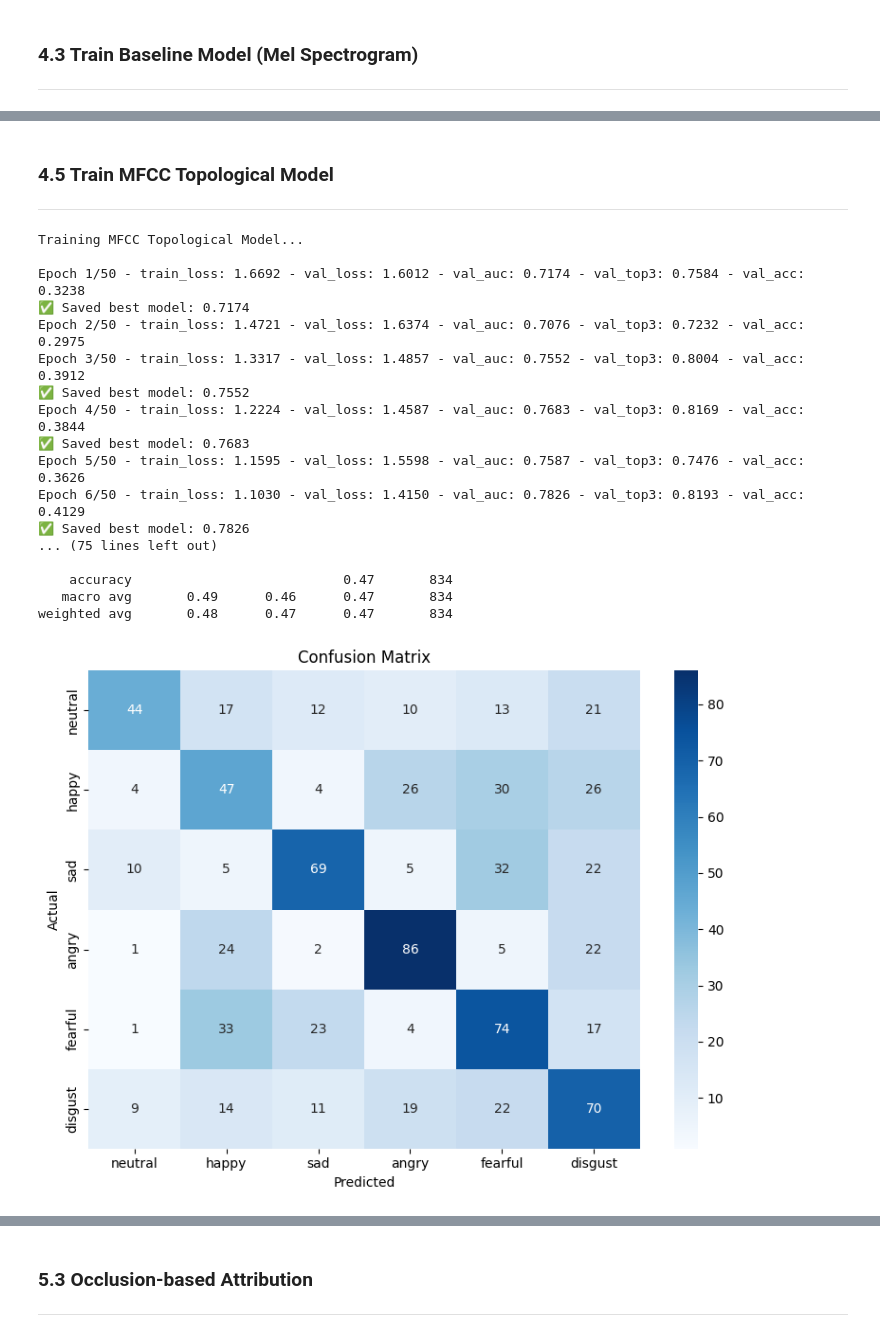
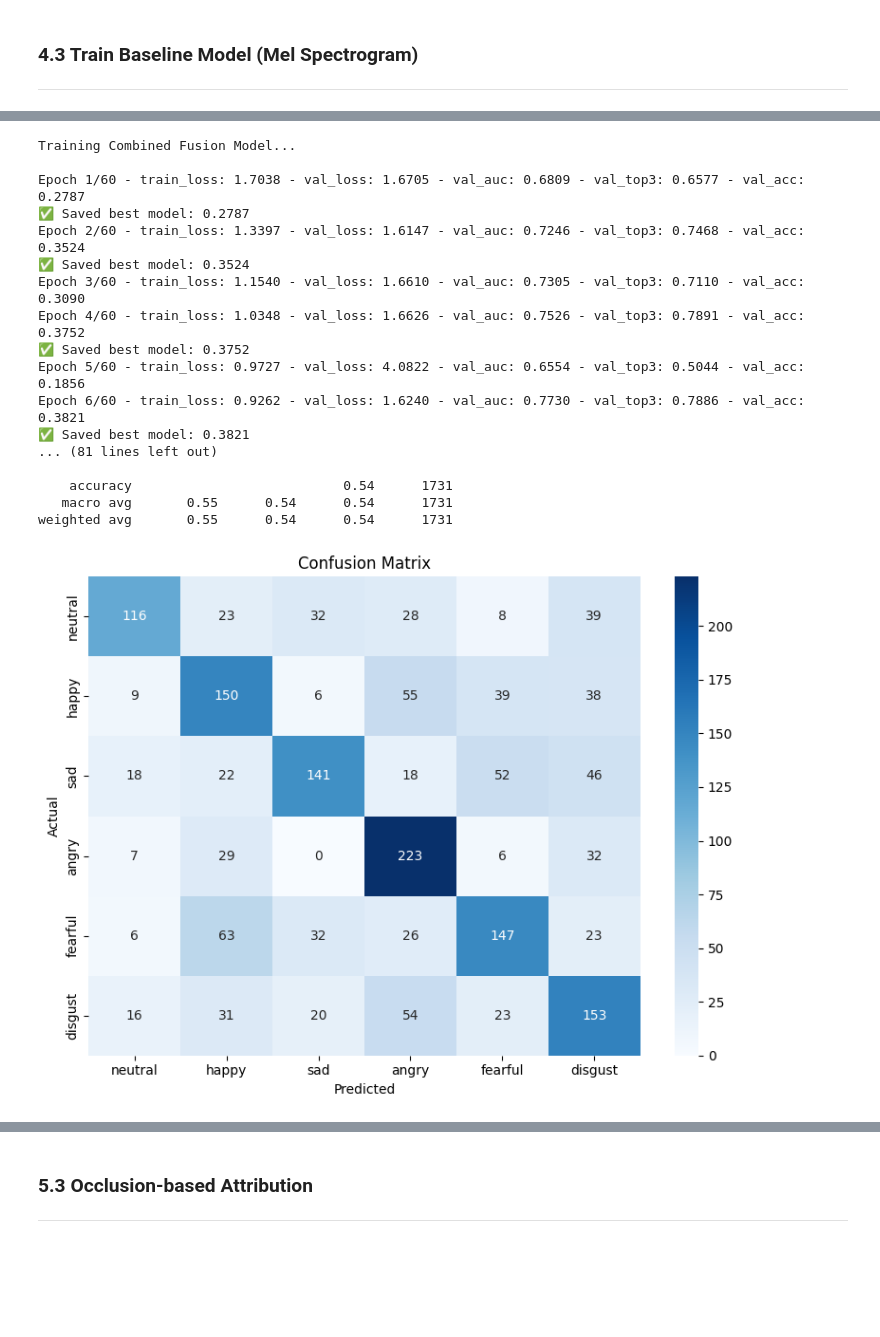
Before and after one commit to michelraskin/simplicialcomplex, a Jupyter notebook: paper_notebook.ipynb, the cells around one changed output, grey strips where cells are left out. Cells and saved outputs as stored; diff of their text form; code cells hidden in the pictures; blank space fills up the shorter version.

```diff
--- a/paper_notebook.ipynb
+++ b/paper_notebook.ipynb
@@ -465,7 +510,7 @@ def train_model(model, train_loader, val_loader, num_epochs=30, lr=1e-3,
     auroc = MulticlassAUROC(num_classes=6, average='macro').to(device)
     top3acc = MulticlassAccuracy(num_classes=6, top_k=3).to(device)
 
-    best_val_auc = 0.0
+    best_acc = 0.0
     history = {'train_loss': [], 'val_loss': [], 'val_auc': [], 'val_acc': []}
 
     for epoch in range(num_epochs):
@@ -531,10 +576,10 @@ def train_model(model, train_loader, val_loader, num_epochs=30, lr=1e-3,
               f"val_acc: {accuracy:.4f}")
 
         # Save best model
-        if val_auc > best_val_auc:
-            best_val_auc = val_auc
+        if accuracy > best_acc:
+            best_acc = accuracy
             torch.save(model.state_dict(), f"best_{model_name}.pth")
-            print(f"✅ Saved best model: {val_auc:.4f}")
+            print(f"✅ Saved best model: {accuracy:.4f}")
 
     return model, history
 
@@ -708,48 +749,45 @@ weighted avg       0.36      0.36      0.33       834
-# %% [markdown]
-### 4.5 Train MFCC Topological Model
-
----
 # %%
-# Create data loaders for MFCC-based topological features
-if 'X_train3_tensor' in locals():
-    # Note: X_train3 uses MFCC features with single channel input
-    train_dataset_mfcc = TensorDataset(X_train3_tensor, y_train_tensor)
-    val_dataset_mfcc = TensorDataset(X_val3_tensor, y_val_tensor)
-    test_dataset_mfcc = TensorDataset(X_test3_tensor, y_test_tensor)
+# Create data loaders for combined model
+if 'X_train_tensor' in locals() and 'X_train2_tensor' in locals():
+    train_dataset_comb = TensorDataset(X_train_tensor, X_train2_tensor, y_train_tensor)
+    val_dataset_comb = TensorDataset(X_val_tensor, X_val2_tensor, y_val_tensor)
+    test_dataset_comb = TensorDataset(X_test_tensor, X_test2_tensor, y_test_tensor)
 
-    train_loader_mfcc = DataLoader(train_dataset_mfcc, batch_size=256, shuffle=True)
-    val_loader_mfcc = DataLoader(val_dataset_mfcc, batch_size=256)
-    test_loader_mfcc = DataLoader(test_dataset_mfcc, batch_size=256)
+    train_loader_comb = DataLoader(train_dataset_comb, batch_size=256, shuffle=True,
+                                    num_workers=4, pin_memory=True)
+    val_loader_comb = DataLoader(val_dataset_comb, batch_size=256,
+                                  num_workers=4, pin_memory=True)
+    test_loader_comb = DataLoader(test_dataset_comb, batch_size=256)
 
-    # Train MFCC topological model (reuse MelSpectrogramCNN for single channel)
-    print("Training MFCC Topological Model...\n")
-    model_mfcc = MFCCCNN().to(device)
-    model_mfcc, history_mfcc = train_model(
-        model_mfcc, train_loader_mfcc, val_loader_mfcc,
-        num_epochs=50, model_name="model_mfcc_topo", device=device
+    # Train combined model
+    print("Training Combined Fusion Model...\n")
+    model_comb = CombinedFusionModel().to(device)
+    model_comb, history_comb = train_model(
+        model_comb, train_loader_comb, val_loader_comb,
+        num_epochs=60, model_name="model_combined", device=device
     )
 
     # Evaluate
     print("\n" + "="*60)
-    print("MFCC Topological Model Evaluation")
+    print("Combined Fusion Model Evaluation")
     print("="*60)
-    results_mfcc = evaluate_model(model_mfcc, test_loader_mfcc, "best_model_mfcc_topo.pth", device)
+    results_comb = evaluate_model(model_comb, test_loader_comb, "best_model_combined.pth", device)
 # %% [output]
-Training MFCC Topological Model...
+Training Combined Fusion Model...
 
-Epoch 1/50 - train_loss: 1.6692 - val_loss: 1.6012 - val_auc: 0.7174 - val_top3: 0.7584 - val_acc: 0.3238
-✅ Saved best model: 0.7174
-Epoch 2/50 - train_loss: 1.4721 - val_loss: 1.6374 - val_auc: 0.7076 - val_top3: 0.7232 - val_acc: 0.2975
-Epoch 3/50 - train_loss: 1.3317 - val_loss: 1.4857 - val_auc: 0.7552 - val_top3: 0.8004 - val_acc: 0.3912
-✅ Saved best model: 0.7552
-Epoch 4/50 - train_loss: 1.2224 - val_loss: 1.4587 - val_auc: 0.7683 - val_top3: 0.8169 - val_acc: 0.3844
-✅ Saved best model: 0.7683
-Epoch 5/50 - train_loss: 1.1595 - val_loss: 1.5598 - val_auc: 0.7587 - val_top3: 0.7476 - val_acc: 0.3626
-Epoch 6/50 - train_loss: 1.1030 - val_loss: 1.4150 - val_auc: 0.7826 - val_top3: 0.8193 - val_acc: 0.4129
-✅ Saved best model: 0.7826
-... (75 lines left out)
+Epoch 1/60 - train_loss: 1.7038 - val_loss: 1.6705 - val_auc: 0.6809 - val_top3: 0.6577 - val_acc: 0.2787
+✅ Saved best model: 0.2787
+Epoch 2/60 - train_loss: 1.3397 - val_loss: 1.6147 - val_auc: 0.7246 - val_top3: 0.7468 - val_acc: 0.3524
+✅ Saved best model: 0.3524
+Epoch 3/60 - train_loss: 1.1540 - val_loss: 1.6610 - val_auc: 0.7305 - val_top3: 0.7110 - val_acc: 0.3090
+Epoch 4/60 - train_loss: 1.0348 - val_loss: 1.6626 - val_auc: 0.7526 - val_top3: 0.7891 - val_acc: 0.3752
+✅ Saved best model: 0.3752
+Epoch 5/60 - train_loss: 0.9727 - val_loss: 4.0822 - val_auc: 0.6554 - val_top3: 0.5044 - val_acc: 0.1856
+Epoch 6/60 - train_loss: 0.9262 - val_loss: 1.6240 - val_auc: 0.7730 - val_top3: 0.7886 - val_acc: 0.3821
+✅ Saved best model: 0.3821
+... (81 lines left out)
 
-    accuracy                           0.47       834
-   macro avg       0.49      0.46      0.47       834
-weighted avg       0.48      0.47      0.47       834
+    accuracy                           0.54      1731
+   macro avg       0.55      0.54      0.54      1731
+weighted avg       0.55      0.54      0.54      1731
-[figure, old version]
+[figure, new version]
```
Also changed, not shown: parts of 14 cells of this notebook.
